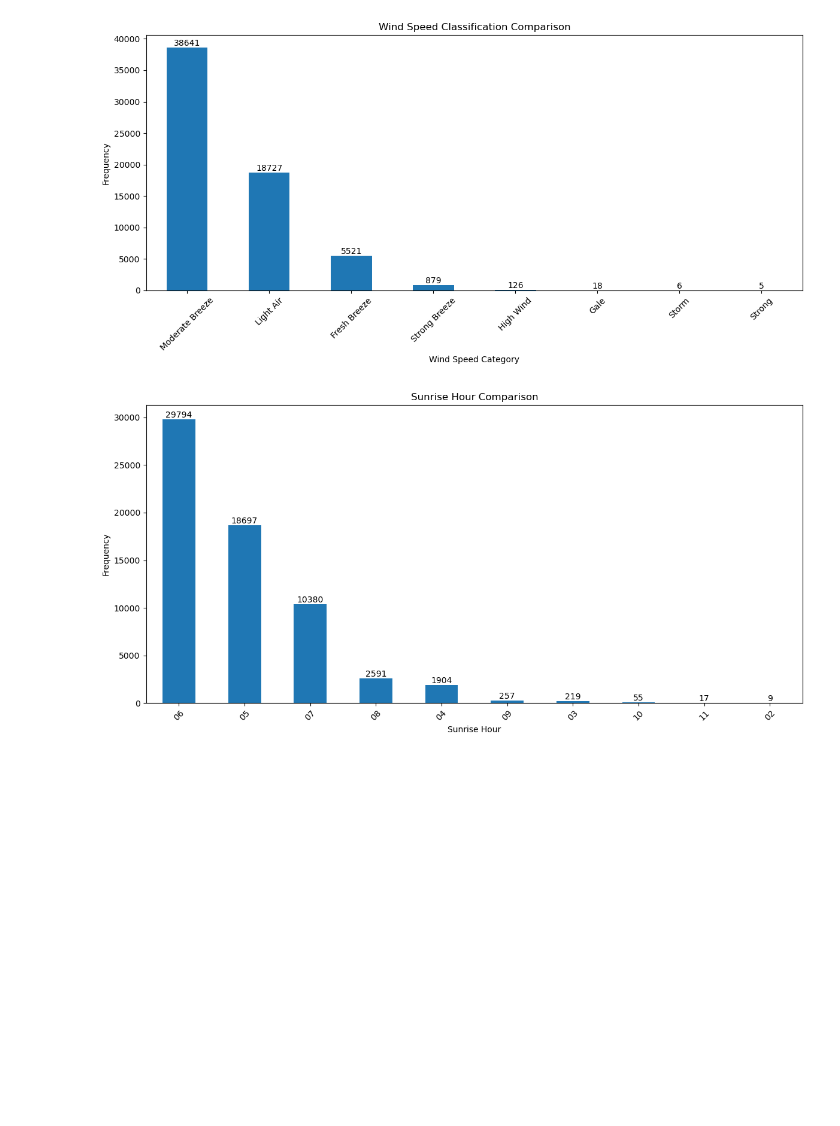
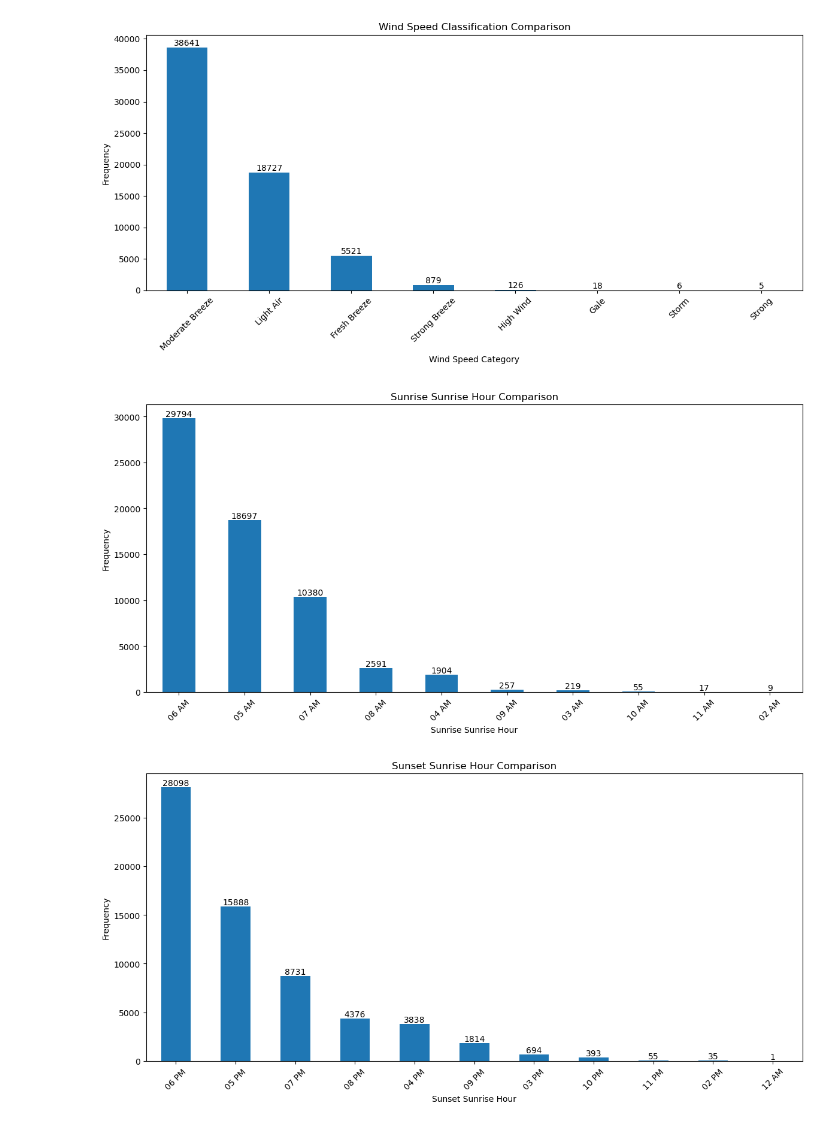
Before and after one commit to FlazeFy2/DS-World_Weather_Repository, a Jupyter notebook: exploratory data analysis-bar.ipynb, the cells around one changed output. Saved outputs shown, nothing was run; the diff lists cells and outputs as text; code cells hidden in the pictures; blank space fills up the shorter version.

Commit message:
[DS] Exploratory Data Analysis (EDA) - Pie Chart Sunrise, Sunset Hour Comparison

```diff
--- a/exploratory data analysis-bar.ipynb
+++ b/exploratory data analysis-bar.ipynb
@@ -226,29 +226,33 @@ plt.show()
 # %%
 import pandas as pd
 import matplotlib.pyplot as plt
 
 # Dataset
 df = pd.read_csv("GlobalWeatherRepository.csv")
 
-# Exploratory Data Analysis (EDA) - Pie Chart Sunrise Hour Comparison
+# Exploratory Data Analysis (EDA) - Pie Chart Sunrise, Sunset Hour Comparison
 def get_hour(val):
-    return val[:2]
+    return f"{val[:2]} {val[-2:]}"
 
-df["Sunrise Hour Comparison"] = df["sunrise"].apply(get_hour)
+target_col = ['sunrise','sunset']
 
-top_context = df["Sunrise Hour Comparison"].value_counts().sort_values(ascending=False)
+for dt in target_col:
+    df[f"{dt.title()} Hour Comparison"] = df[dt].apply(get_hour)
 
-# Plot the Bar Chart
-plt.figure(figsize=(12, 6))
-top_context.plot(kind='bar')
-# Add label
-for i, value in enumerate(top_context):
-    plt.text(i, value + 1, str(value), ha='center', va='bottom')
-plt.title('Sunrise Hour Comparison')
-plt.xlabel('Sunrise Hour')
-plt.ylabel('Frequency')
-plt.xticks(rotation=45)
-plt.tight_layout()
-plt.show()
+    top_context = df[f"{dt.title()} Hour Comparison"].value_counts().sort_values(ascending=False)
+
+    # Plot the Bar Chart
+    plt.figure(figsize=(12, 6))
+    top_context.plot(kind='bar')
+    # Add label
+    for i, value in enumerate(top_context):
+        plt.text(i, value + 1, str(value), ha='center', va='bottom')
+    plt.title(f"{dt.title()} Sunrise Hour Comparison")
+    plt.xlabel(f"{dt.title()} Sunrise Hour")
+    plt.ylabel('Frequency')
+    plt.xticks(rotation=45)
+    plt.tight_layout()
+    plt.show()
 # %% [output]
-[figure, old version]
+[figure, new version]
+[figure, added]
```
